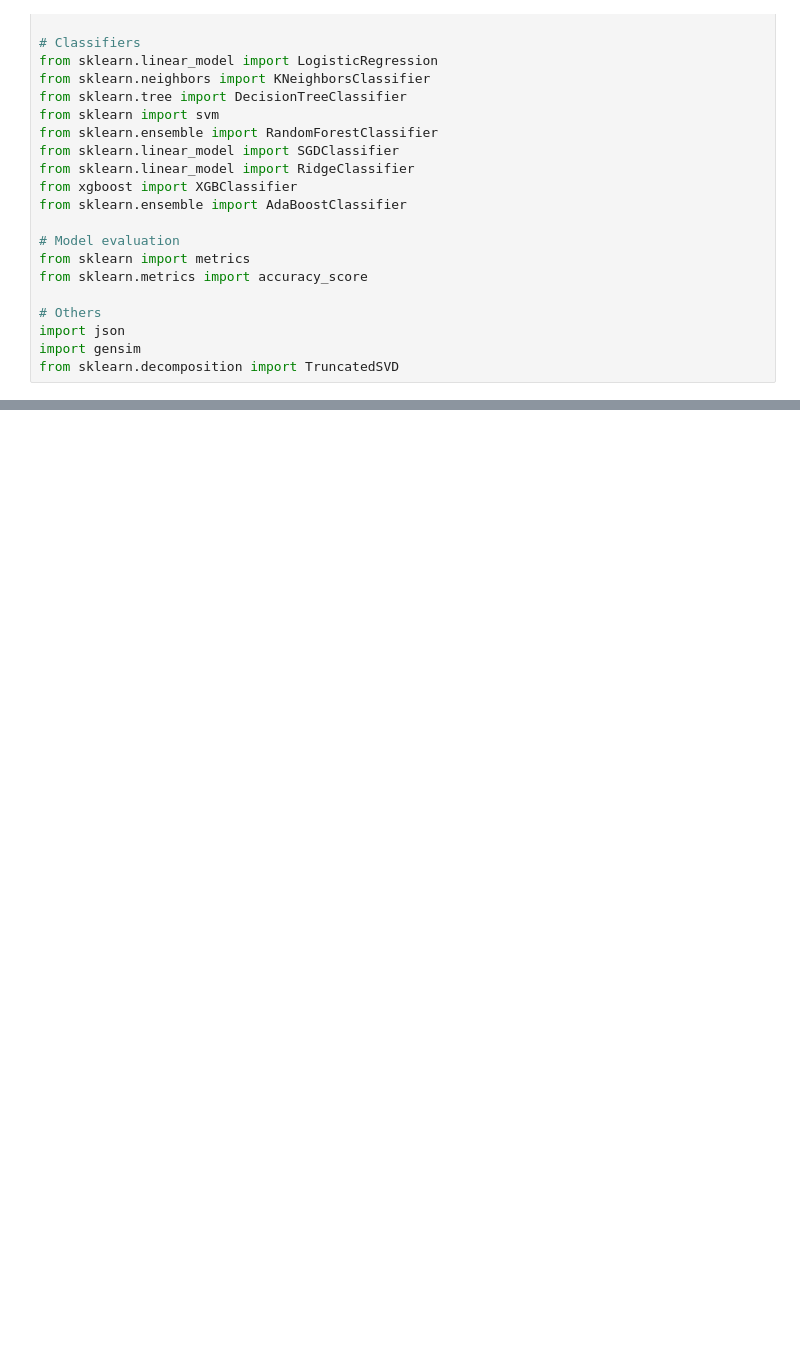
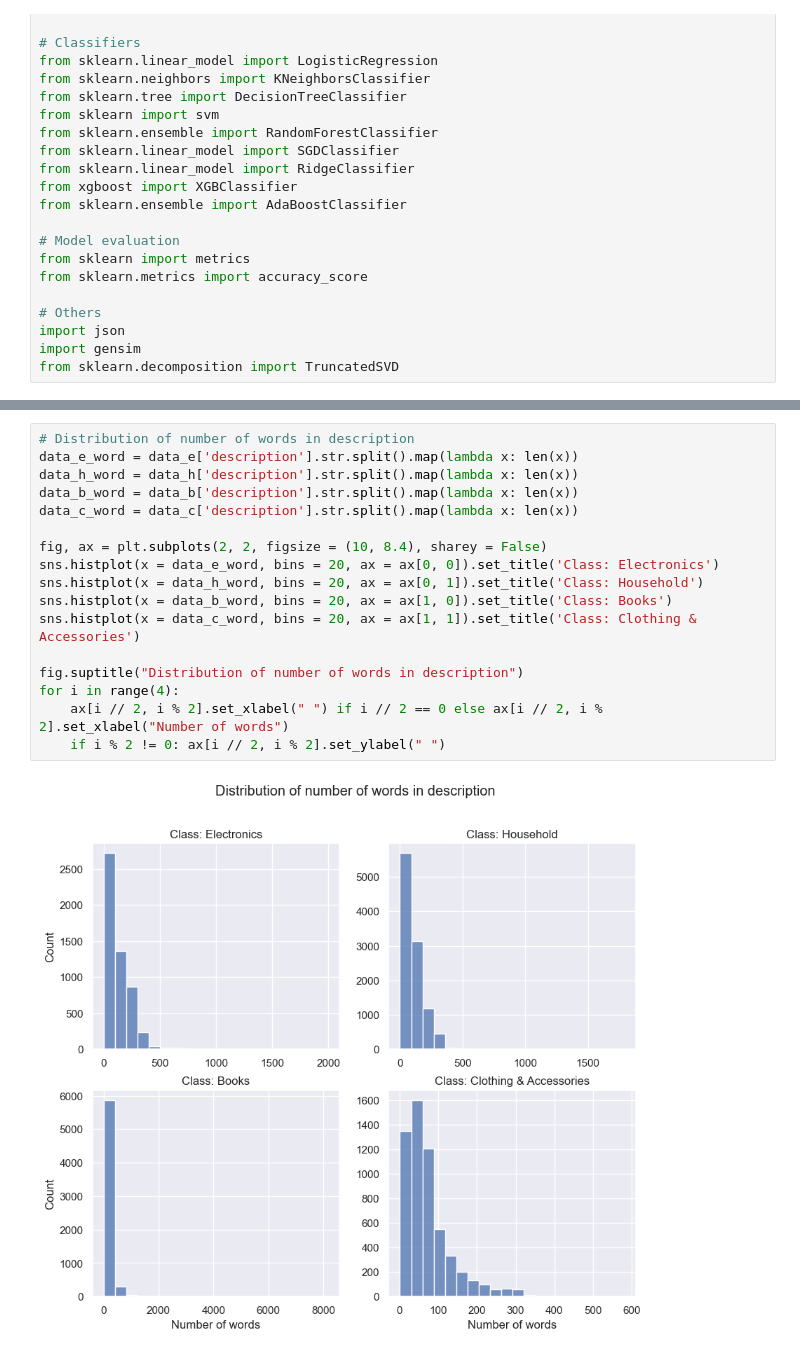
Before and after one commit to dongfangYH/data_science, a Jupyter notebook: kaggle/ecommerce_text_classification.ipynb, the cells around one changed output, grey strips where cells are left out. Cells and saved outputs as stored; diff of their text form; blank space fills up the shorter version.

```diff
--- a/kaggle/ecommerce_text_classification.ipynb
+++ b/kaggle/ecommerce_text_classification.ipynb
@@ -63,0 +173,19 @@ from sklearn.decomposition import TruncatedSVD
+# %%
+# Distribution of number of words in description
+data_e_word = data_e['description'].str.split().map(lambda x: len(x))
+data_h_word = data_h['description'].str.split().map(lambda x: len(x))
+data_b_word = data_b['description'].str.split().map(lambda x: len(x))
+data_c_word = data_c['description'].str.split().map(lambda x: len(x))
+
+fig, ax = plt.subplots(2, 2, figsize = (10, 8.4), sharey = False)
+sns.histplot(x = data_e_word, bins = 20, ax = ax[0, 0]).set_title('Class: Electronics')
+sns.histplot(x = data_h_word, bins = 20, ax = ax[0, 1]).set_title('Class: Household')
+sns.histplot(x = data_b_word, bins = 20, ax = ax[1, 0]).set_title('Class: Books')
+sns.histplot(x = data_c_word, bins = 20, ax = ax[1, 1]).set_title('Class: Clothing & Accessories')
+
+fig.suptitle("Distribution of number of words in description")
+for i in range(4):
+    ax[i // 2, i % 2].set_xlabel(" ") if i // 2 == 0 else ax[i // 2, i % 2].set_xlabel("Number of words")
+    if i % 2 != 0: ax[i // 2, i % 2].set_ylabel(" ")
+# %% [output]
+[figure, added]
```
Also changed, not shown: parts of 79 cells of this notebook, 2 other files.
